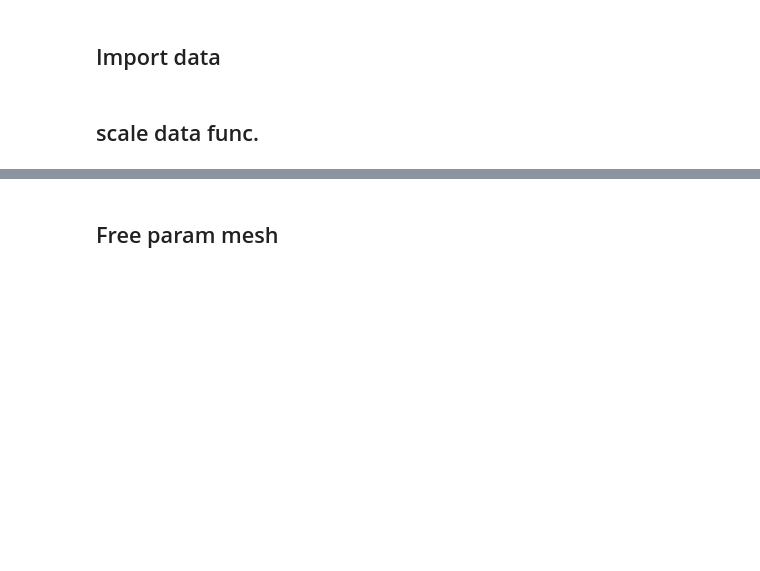
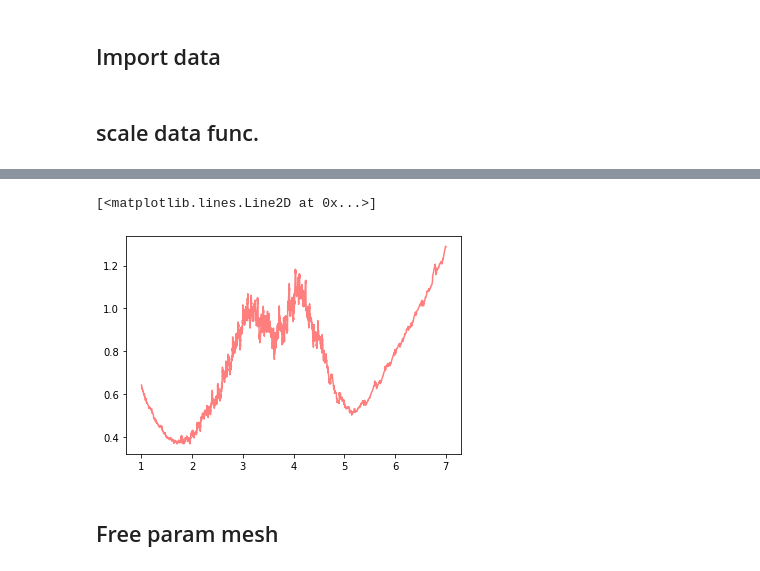
Before and after one commit to tonton-golio/mbl-intrinsicDim, a Jupyter notebook: scaling_new_new.ipynb, the cells around one changed output, grey strips where cells are left out. Saved outputs shown, nothing was run; the diff lists cells and outputs as text; code cells hidden in the pictures; blank space fills up the shorter version.

```diff
--- a/scaling_new_new.ipynb
+++ b/scaling_new_new.ipynb
@@ -43,10 +43,13 @@ def x_BKT(rho, rho_c, l, nu):
     return np.power(l* np.exp(np.sqrt(abs(rho-rho_c))), 1./nu)
 
 def x_BKT(rho, rho_c, l, nu):
-    return l*np.exp(-1.4/np.sqrt(abs(rho-rho_c)))
+    a = nu
+    return l*np.exp(-a/np.sqrt(abs(rho-rho_c)))
 
 
 def y_dat_new(y, l, zeta,nu):
+
+
     return np.power(l, -zeta/nu) * y
 
 
@@ -106,3 +109,12 @@ zeta = [1.5, 2, 2.5] (horizontal)
+# %%
+out = []
+rs = np.linspace(1,7,10000)
+for r in tqdm(rs):
+    out.append(goal_function(r,2,2))
+plt.plot(rs,out, c='r', alpha=.5)
+# %% [output]
+[<matplotlib.lines.Line2D at 0x...>]
+[figure, added]
 # %% [markdown]
 ## Free param mesh
 # %%
```
Also changed, not shown: parts of 24 cells of this notebook, 1 other file.
